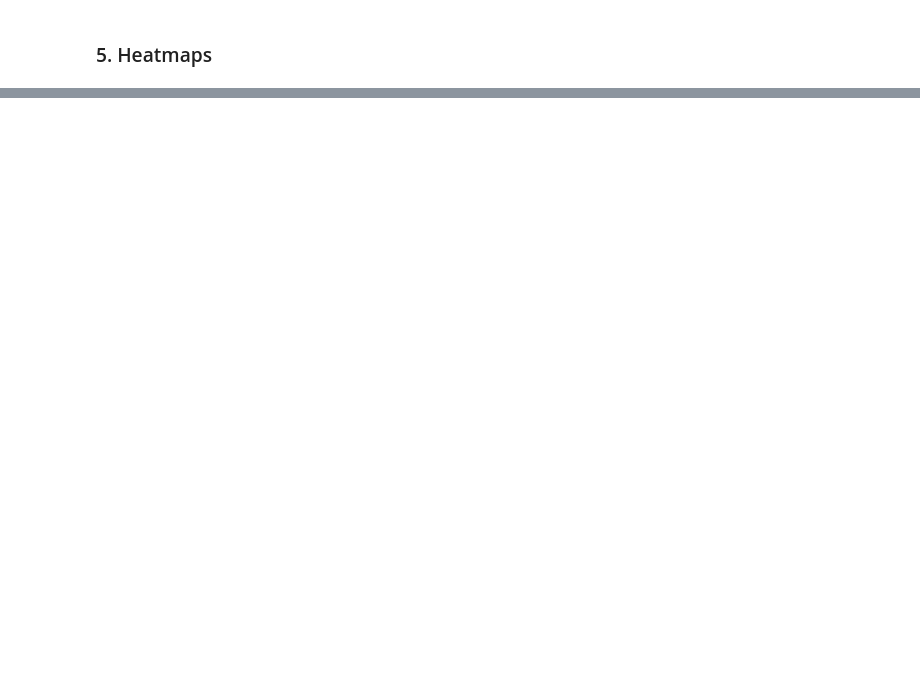
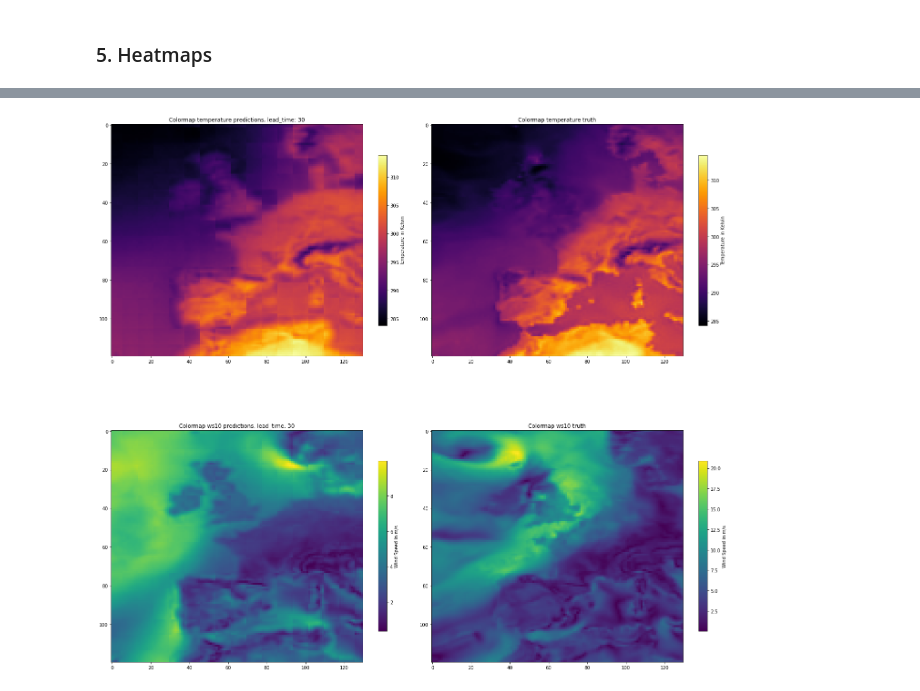
Before and after one commit to cleveryangcong/Bachelor_Thesis, a Jupyter notebook: notebooks/reports/1.0-dc-data_visualization.ipynb, the cells around one changed output, grey strips where cells are left out. Cells and saved outputs as stored; diff of their text form; code cells hidden in the pictures; blank space fills up the shorter version.

```diff
--- a/notebooks/reports/1.0-dc-data_visualization.ipynb
+++ b/notebooks/reports/1.0-dc-data_visualization.ipynb
@@ -228,0 +181,16 @@ plt.show()
+# %%
+lead_time_plot = 30
+lead_time_real = 30
+
+t2m_preds = dat_train_denorm[2].t2m_train.isel(
+    lead_time=lead_time_real, mean_std=0, forecast_date=ran_forecast_date
+)
+t2m_truth = dat_train_denorm[2].t2m_truth.isel(
+    lead_time=lead_time_real, forecast_date=ran_forecast_date
+)
+ws10_preds = dat_train_denorm[5].ws10_train.isel(
+    lead_time=lead_time_real, mean_std=0, forecast_date=ran_forecast_date
+)
+ws10_truth = dat_train_denorm[5].ws10_truth.isel(
+    lead_time=lead_time_real, forecast_date=ran_forecast_date
+)
@@ -228,0 +199,34 @@ plt.show()
+# %%
+fig = plt.figure(figsize=(20, 20))
+
+# t2m_preds
+ax1 = fig.add_subplot(2, 2, 1)
+im1 = ax1.imshow(t2m_preds.values, cmap="inferno")
+ax1.set_title(f"Colormap temperature predictions, lead_time: {lead_time_plot}")
+fig.colorbar(im1, ax=ax1, shrink=0.5).set_label("Temperature in Kelvin")
+
+# t2m_truth
+ax2 = fig.add_subplot(2, 2, 2)
+im2 = ax2.imshow(t2m_truth.values, cmap="inferno")
+ax2.set_title("Colormap temperature truth")
+fig.colorbar(im2, ax=ax2, shrink=0.5).set_label("Temperature in Kelvin")
+
+# ws10_preds
+ax3 = fig.add_subplot(2, 2, 3)
+im3 = ax3.imshow(ws10_preds.values, cmap="viridis")
+ax3.set_title(f"Colormap ws10 predictions, lead_time: {lead_time_plot}")
+fig.colorbar(im3, ax=ax3, shrink=0.5).set_label("Wind Speed in m/s")
+
+# ws10_truth
+ax4 = fig.add_subplot(2, 2, 4)
+im4 = ax4.imshow(ws10_truth.values, cmap="viridis")
+ax4.set_title("Colormap ws10 truth")
+fig.colorbar(im4, ax=ax4, shrink=0.5).set_label("Wind Speed in m/s")
+
+plt.tight_layout()
+# plt.savefig(
+#     f"/home/dchen/BA_CH_EN/src/visualization/heatmap_t2m_ws10_lead_{lead_time_plot}_values.pdf"
+# )
+plt.show()
+# %% [output]
+[figure, added]
```
Also changed, not shown: parts of 12 cells of this notebook, 3 other files.
